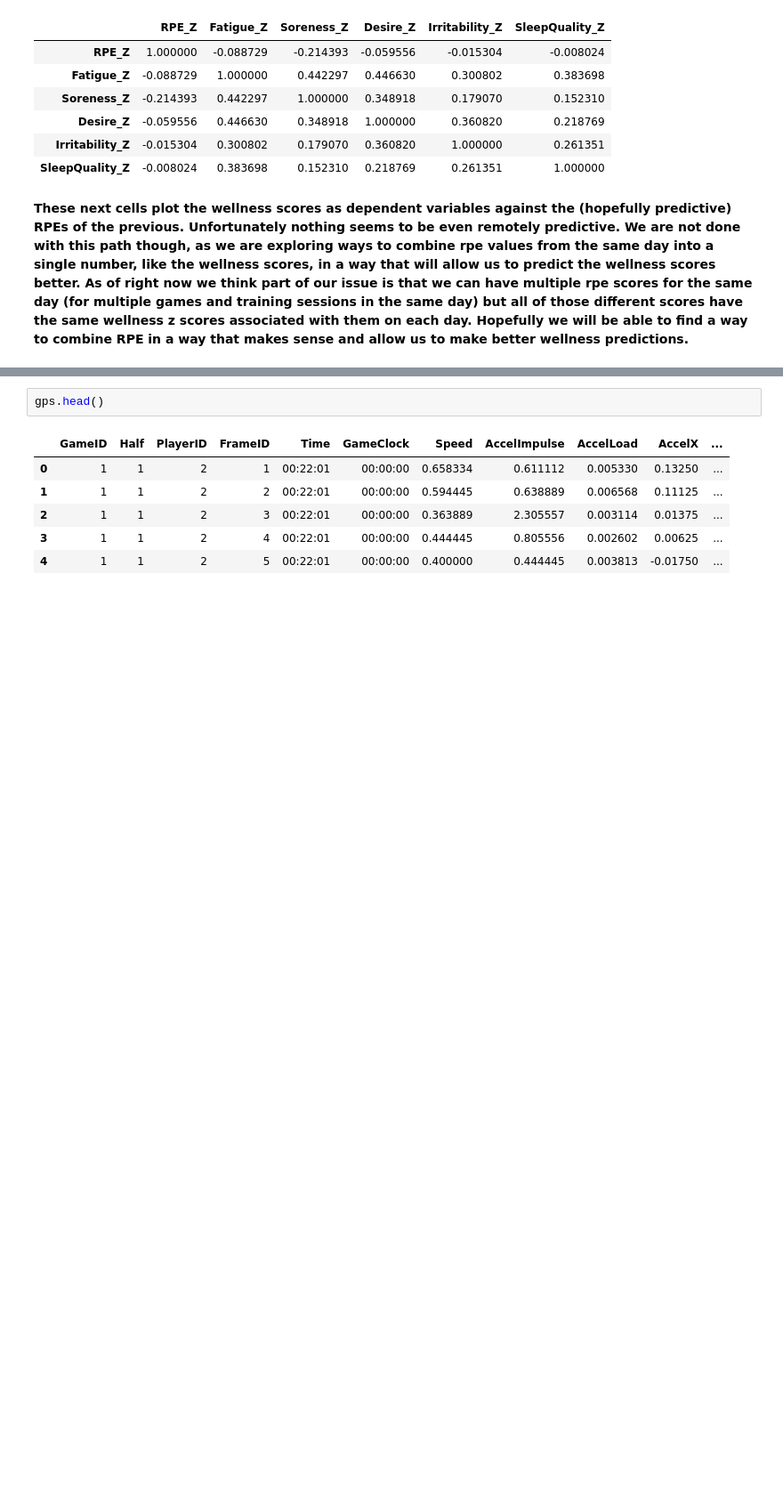
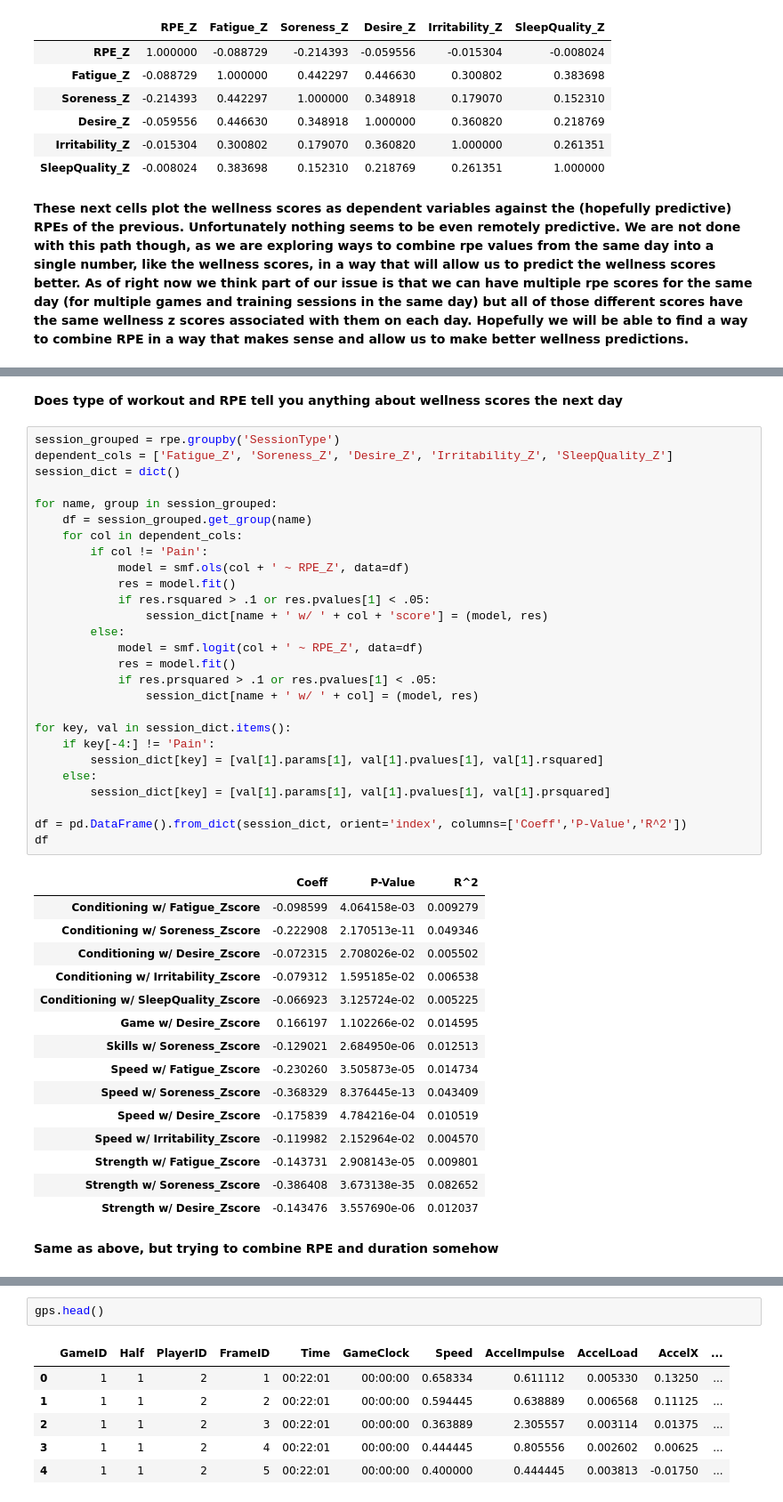
Before and after one commit to djconnolly27/DataScienceProject1, a Jupyter notebook: project2/project2draft.ipynb, the cells around one changed output, grey strips where cells are left out. Shown at 89% size. Drawn from its saved outputs; the diff is of its cells as text; blank space fills up the shorter version.

```diff
--- a/project2/project2draft.ipynb
+++ b/project2/project2draft.ipynb
@@ -525,3 +525,50 @@ OLS Regression Results
 Warnings:
 [1] Standard Errors assume that the covariance matrix of the errors is correctly specified.
 [figure]
+# %% [markdown]
+**Does type of workout and RPE tell you anything about wellness scores the next day**
+# %%
+session_grouped = rpe.groupby('SessionType')
+dependent_cols = ['Fatigue_Z', 'Soreness_Z', 'Desire_Z', 'Irritability_Z', 'SleepQuality_Z']
+session_dict = dict()
+
+for name, group in session_grouped:
+    df = session_grouped.get_group(name)
+    for col in dependent_cols:
+        if col != 'Pain':
+            model = smf.ols(col + ' ~ RPE_Z', data=df)
+            res = model.fit()
+            if res.rsquared > .1 or res.pvalues[1] < .05:
+                session_dict[name + ' w/ ' + col + 'score'] = (model, res)
+        else:
+            model = smf.logit(col + ' ~ RPE_Z', data=df)
+            res = model.fit()
+            if res.prsquared > .1 or res.pvalues[1] < .05:
+                session_dict[name + ' w/ ' + col] = (model, res)
+
+for key, val in session_dict.items():
+    if key[-4:] != 'Pain':
+        session_dict[key] = [val[1].params[1], val[1].pvalues[1], val[1].rsquared]
+    else:
+        session_dict[key] = [val[1].params[1], val[1].pvalues[1], val[1].prsquared]
+
+df = pd.DataFrame().from_dict(session_dict, orient='index', columns=['Coeff','P-Value','R^2'])
+df
+# %% [output]
+|  | Coeff | P-Value | R^2 |
+| Conditioning w/ Fatigue_Zscore | -0.098599 | 4.064158e-03 | 0.009279 |
+| Conditioning w/ Soreness_Zscore | -0.222908 | 2.170513e-11 | 0.049346 |
+| Conditioning w/ Desire_Zscore | -0.072315 | 2.708026e-02 | 0.005502 |
+| Conditioning w/ Irritability_Zscore | -0.079312 | 1.595185e-02 | 0.006538 |
+| Conditioning w/ SleepQuality_Zscore | -0.066923 | 3.125724e-02 | 0.005225 |
+| Game w/ Desire_Zscore | 0.166197 | 1.102266e-02 | 0.014595 |
+| Skills w/ Soreness_Zscore | -0.129021 | 2.684950e-06 | 0.012513 |
+| Speed w/ Fatigue_Zscore | -0.230260 | 3.505873e-05 | 0.014734 |
+| Speed w/ Soreness_Zscore | -0.368329 | 8.376445e-13 | 0.043409 |
+| Speed w/ Desire_Zscore | -0.175839 | 4.784216e-04 | 0.010519 |
+| Speed w/ Irritability_Zscore | -0.119982 | 2.152964e-02 | 0.004570 |
+| Strength w/ Fatigue_Zscore | -0.143731 | 2.908143e-05 | 0.009801 |
+| Strength w/ Soreness_Zscore | -0.386408 | 3.673138e-35 | 0.082652 |
+| Strength w/ Desire_Zscore | -0.143476 | 3.557690e-06 | 0.012037 |
+# %% [markdown]
+**Same as above, but trying to combine RPE and duration somehow**
```
Also changed, not shown: parts of 15 cells of this notebook, 1 other file.
